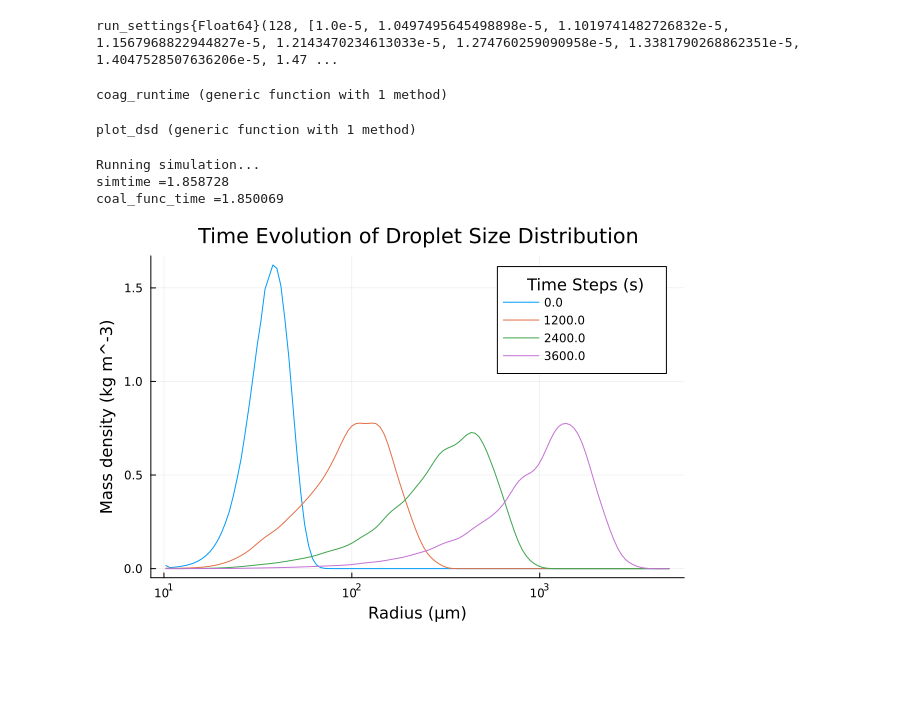
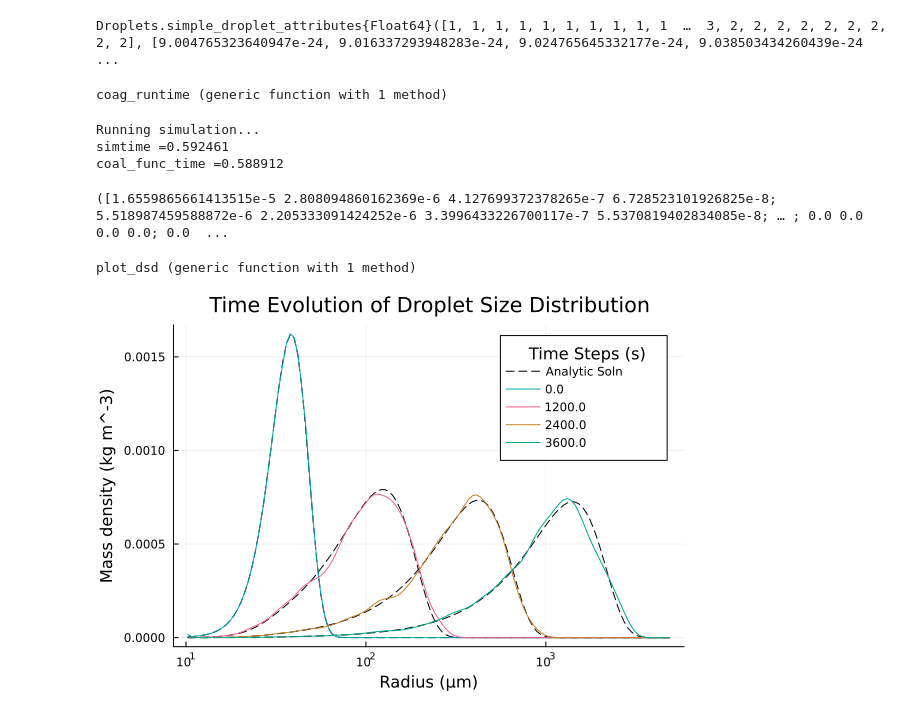
Before and after one commit to emmacware/droplets.jl, a Jupyter notebook: Examples/box_collision_coalescence.ipynb, the cells around one changed output. Drawn from its saved outputs; the diff is of its cells as text; code cells hidden in the pictures; blank space fills up the shorter version.

Commit message:
julia analytic soln

```diff
--- a/Examples/box_collision_coalescence.ipynb
+++ b/Examples/box_collision_coalescence.ipynb
@@ -33,20 +33,6 @@ mass_density_lnr (generic function with 1 method)
-# %%
-coagsettings = coag_settings{FT}(
-    Ns=Ns,
-    Δt=Δt,
-    ΔV=ΔV,
-    golovin_kernel_coeff=golovin_kernel_coeff,
-    n0=n0,
-    R0=R0,
-    kernel=kernel,
-)
-runsettings=run_settings{FT}(
-    num_bins=num_bins,
-    init_random_seed=init_random_seed,
-    output_steps=output_steps,
-    init_method=init_method,
-    binning_method=binning_method,
-)
-# %% [output]
-run_settings{Float64}(128, [1.0e-5, 1.0497495645498898e-5, 1.1019741482726832e-5, 1.1567968822944827e-5, 1.2143470234613033e-5, 1.274760259090958e-5, 1.3381790268862351e-5, 1.4047528507636206e-5, 1.47 ...
+# %%
+# Initialize the Superdroplets
+drops = runsettings.init_method(coagsettings)
+# %% [output]
+Droplets.simple_droplet_attributes{Float64}([1, 1, 1, 1, 1, 1, 1, 1, 1, 1  …  3, 2, 2, 2, 2, 2, 2, 2, 2, 2], [9.004765323640947e-24, 9.016337293948283e-24, 9.024765645332177e-24, 9.038503434260439e-24 ...
 # %%
@@ -84,11 +68,27 @@ function coag_runtime(randseed::Int,droplets::droplet_attributes,
 end
 # %% [output]
 coag_runtime (generic function with 1 method)
+# %%
+# Run the Simulation
+bins,times = coag_runtime(1,drops,coagsettings,runsettings)
+# %% [output]
+Running simulation...
+simtime =0.592461
+coal_func_time =0.588912
+([1.6559865661413515e-5 2.808094860162369e-6 4.127699372378265e-7 6.728523101926825e-8; 5.518987459588872e-6 2.205333091424252e-6 3.3996433226700117e-7 5.5370819402834085e-8; … ; 0.0 0.0 0.0 0.0; 0.0  ...
 # %%
-function plot_dsd(bins,runsettings::run_settings{FT};color="black",label=false,legend=true) where FT<:AbstractFloat
+# Create Plotting function for the DSD
+function plot_dsd(bins,runsettings::run_settings{FT},coagsettings::coag_settings{FT};color="black",label=false,legend=true) where FT<:AbstractFloat
     radius_bins_edges = runsettings.radius_bins_edges
     mids = 0.5*(radius_bins_edges[1:end-1] + radius_bins_edges[2:end])*1e6
+    if coagsettings.kernel == golovin
+        plot1 = plot!(mids,density_lnr_golovin_analytic(runsettings,coagsettings),xaxis=:log,color=:black,linestyle=:dash,label=false)
+        plot!(mids[1:2,1],[0,0],color=:black,linestyle=:dash,label="Analytic Soln")
+    end
     plot1 = plot!(mids,bins,xaxis=:log,label= runsettings.output_steps',legend=legend,legendtitle="Time Steps (s)")
+
+
+
     xlabel!("Radius (μm)")
     if runsettings.binning_method == number_density
         ylabel!("Number density (m^-3)")
@@ -101,15 +101,9 @@ function plot_dsd(bins,runsettings::run_settings{FT};color="black",label=false,l
 end
 # %% [output]
 plot_dsd (generic function with 1 method)
-# %%
-drops = runsettings.init_method(coagsettings)
-
-
-bins,times = coag_runtime(1,drops,coagsettings,runsettings)
-plot()
-plot_dsd(bins*kg_to_g,runsettings)
-# %% [output]
-Running simulation...
-simtime =1.858728
-coal_func_time =1.850069
-[figure, removed]
+# %%
+#Plot the DSD
+plot()
+plot_dsd(bins,runsettings,coagsettings)
+# %% [output]
+[figure, added]
```
Also changed, not shown: parts of 3 cells of this notebook, 4 other files.
